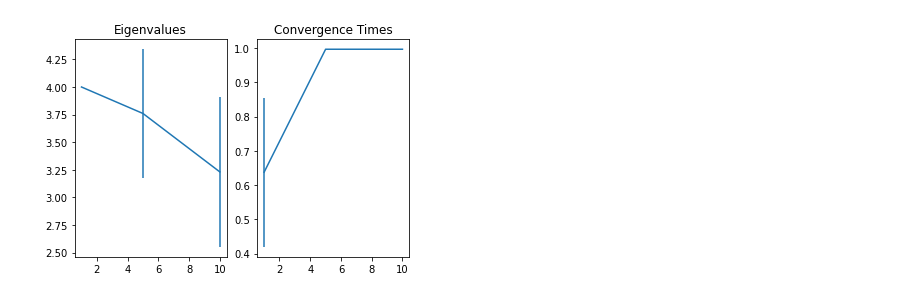
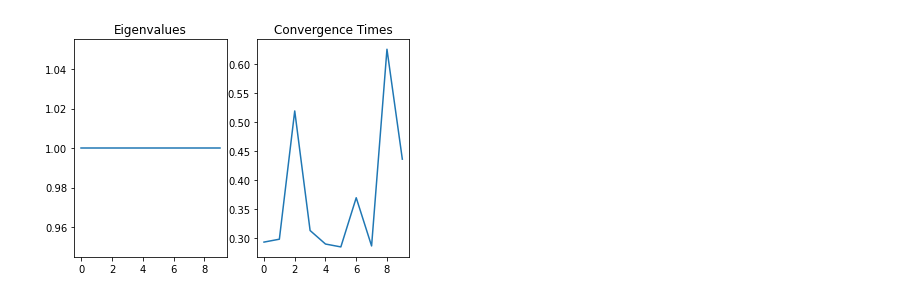
Before and after one commit to 17thSaint/womanium-hackathon, a Jupyter notebook: da-vqe.ipynb, the cells around one changed output. Saved outputs shown, nothing was run; the diff lists cells and outputs as text; code cells hidden in the pictures.

```diff
--- a/da-vqe.ipynb
+++ b/da-vqe.ipynb
@@ -226,20 +311,20 @@ Data Gathered 10 Blocks
 # %%
 figure, axis = plt.subplots(1,2)
-axis[0].errorbar(block_counts,ana_eig_vals,yerr=[ana_eig_vals_errors,ana_eig_vals_errors])
+axis[0].plot(ana_eig_vals)
 axis[0].set_title("Eigenvalues")
 
 # for i in range(top_block):
 #     axis[1].plot([j for j in range(len(ana_conv_series[i]))],ana_conv_series[i],label='A{}'.format(i+1))
 #     #axis[1].plot(block_counts,dig_conv_times[i],label="Digital")
 #     axis[1].set_title("Convergence Series")
 
 #for i in range(top_block):
 #    axis[2].plot([j for j in range(len(ana_conv_series[i]))],ana_conv_series[i],label='A{}'.format(block_counts[i]))
 #    axis[2].set_title("Convergence Series")
 
 #axis[2].legend()
 
-axis[1].errorbar(block_counts,ana_conv_times,yerr=[ana_conv_times_errors,ana_conv_times_errors])
+axis[1].plot(ana_conv_times)
 axis[1].set_title("Convergence Times");
 # %% [output]
-[figure, old version]
+[figure, new version]
```
Also changed, not shown: parts of 2 cells of this notebook, 1 other file.
